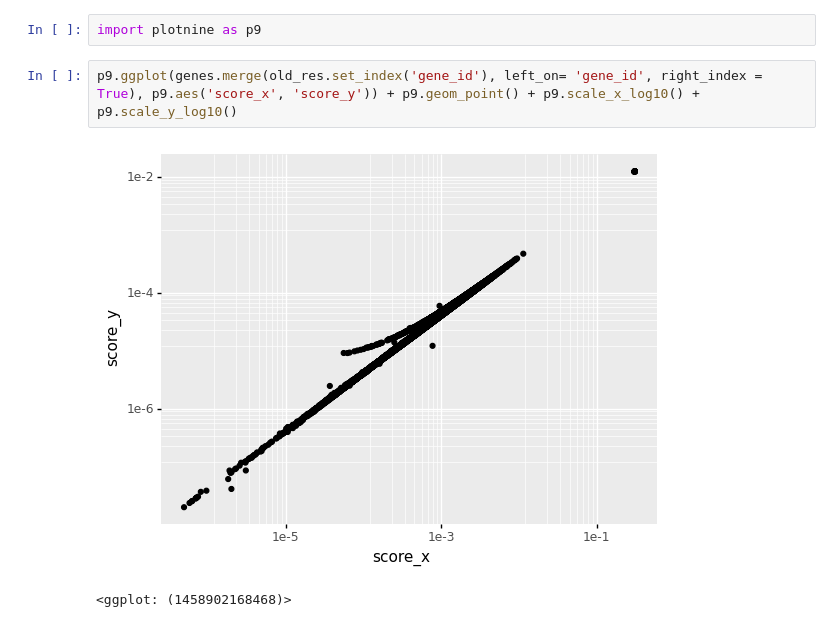
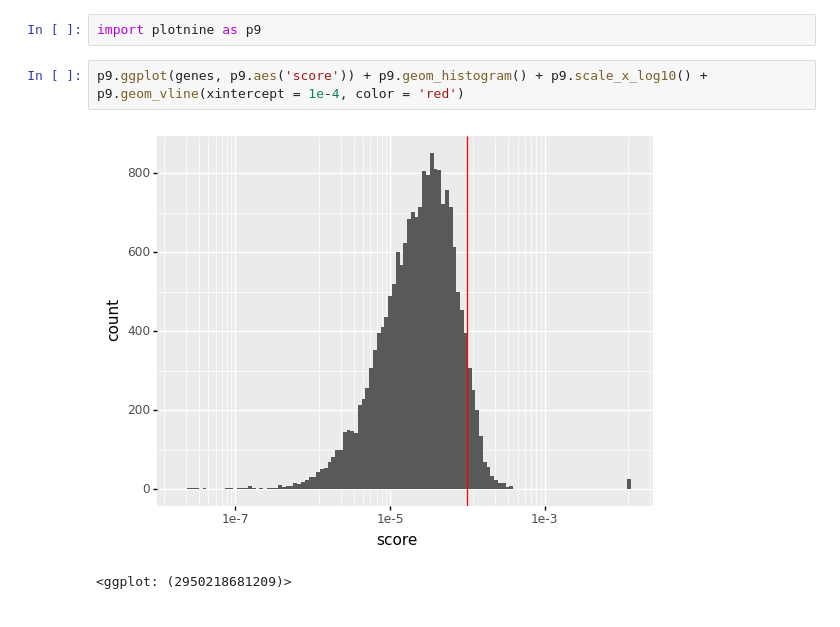
Before and after one commit to gagneurlab/ALS-kaggle, a Jupyter notebook: notebooks/RunRandomWalkWithRestartsStandAlone.ipynb, the cells around one changed output. Drawn from its saved outputs; the diff is of its cells as text.

```diff
--- a/notebooks/RunRandomWalkWithRestartsStandAlone.ipynb
+++ b/notebooks/RunRandomWalkWithRestartsStandAlone.ipynb
@@ -150,7 +118,7 @@ genes.merge(old_res.set_index('gene_id'), left_on= 'gene_id', right_index = True
 # %%
 import plotnine as p9
-# %%
-p9.ggplot(genes.merge(old_res.set_index('gene_id'), left_on= 'gene_id', right_index = True), p9.aes('score_x', 'score_y')) + p9.geom_point() + p9.scale_x_log10() + p9.scale_y_log10()
-# %% [output]
-[figure, removed]
-<ggplot: (1458902168468)>
+# %%
+p9.ggplot(genes, p9.aes('score')) + p9.geom_histogram() + p9.scale_x_log10() + p9.geom_vline(xintercept = 1e-4, color = 'red')
+# %% [output]
+[figure, added]
+<ggplot: (2950218681209)>
```
Also changed, not shown: parts of 17 cells of this notebook, 1 other file.
